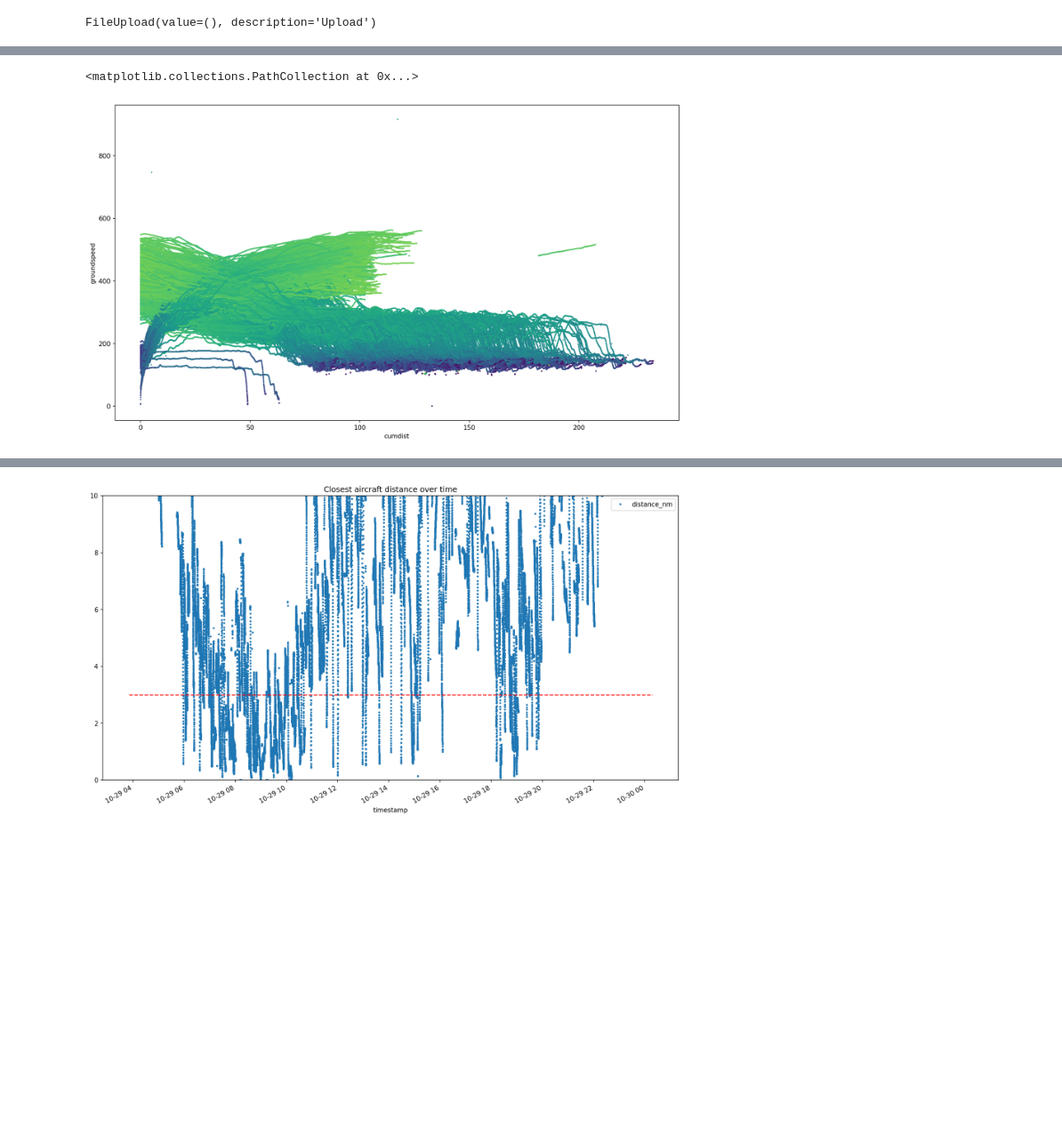
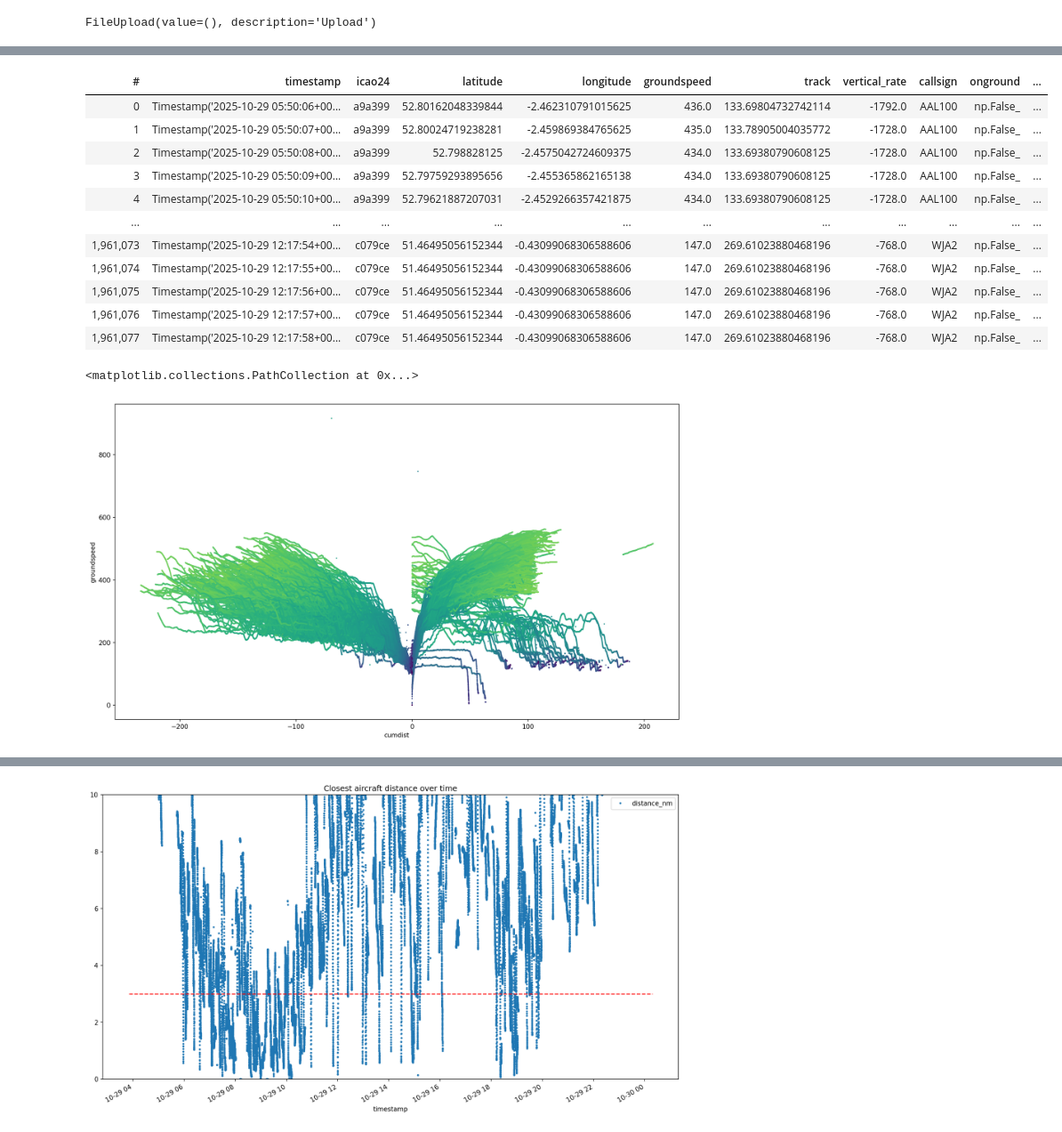
Before and after one commit to spacewolfXfr/DFP_Ui, a Jupyter notebook: data_analysis/speed_analysis.ipynb, the cells around one changed output, grey strips where cells are left out. Shown at 89% size. Cells and saved outputs as stored; diff of their text form; code cells hidden in the pictures; blank space fills up the shorter version.

```diff
--- a/data_analysis/speed_analysis.ipynb
+++ b/data_analysis/speed_analysis.ipynb
@@ -58,9 +58,30 @@ could not convert column squawk, error: TypeError('boolean value of NA is ambigu
 | 1,961,075 | Timestamp('2025-10-29 12:17:56+00... | c079ce | 51.46495056152344 | -0.43099068306588606 | 147.0 | 269.61023880468196 | -768.0 | WJA2 | np.False_ | ... |
 | 1,961,076 | Timestamp('2025-10-29 12:17:57+00... | c079ce | 51.46495056152344 | -0.43099068306588606 | 147.0 | 269.61023880468196 | -768.0 | WJA2 | np.False_ | ... |
 | 1,961,077 | Timestamp('2025-10-29 12:17:58+00... | c079ce | 51.46495056152344 | -0.43099068306588606 | 147.0 | 269.61023880468196 | -768.0 | WJA2 | np.False_ | ... |
+# %%
+max_dist = vdf.groupby('flight_id', agg=vaex.agg.max('cumdist'))
+vdf['max_dist'] = vdf.flight_id.map(
+    dict(zip(max_dist['flight_id'].tolist(), max_dist['cumdist_max'].tolist()))
+)
+
+vdf['cumdist'] = vdf.cumdist - vdf.max_dist * vdf.landing
+vdf
+# %% [output]
+| # | timestamp | icao24 | latitude | longitude | groundspeed | track | vertical_rate | callsign | onground | ... |
+| 0 | Timestamp('2025-10-29 05:50:06+00... | a9a399 | 52.80162048339844 | -2.462310791015625 | 436.0 | 133.69804732742114 | -1792.0 | AAL100 | np.False_ | ... |
+| 1 | Timestamp('2025-10-29 05:50:07+00... | a9a399 | 52.80024719238281 | -2.459869384765625 | 435.0 | 133.78905004035772 | -1728.0 | AAL100 | np.False_ | ... |
+| 2 | Timestamp('2025-10-29 05:50:08+00... | a9a399 | 52.798828125 | -2.4575042724609375 | 434.0 | 133.69380790608125 | -1728.0 | AAL100 | np.False_ | ... |
+| 3 | Timestamp('2025-10-29 05:50:09+00... | a9a399 | 52.79759293895656 | -2.455365862165138 | 434.0 | 133.69380790608125 | -1728.0 | AAL100 | np.False_ | ... |
+| 4 | Timestamp('2025-10-29 05:50:10+00... | a9a399 | 52.79621887207031 | -2.4529266357421875 | 434.0 | 133.69380790608125 | -1728.0 | AAL100 | np.False_ | ... |
+| ... | ... | ... | ... | ... | ... | ... | ... | ... | ... | ... |
+| 1,961,073 | Timestamp('2025-10-29 12:17:54+00... | c079ce | 51.46495056152344 | -0.43099068306588606 | 147.0 | 269.61023880468196 | -768.0 | WJA2 | np.False_ | ... |
+| 1,961,074 | Timestamp('2025-10-29 12:17:55+00... | c079ce | 51.46495056152344 | -0.43099068306588606 | 147.0 | 269.61023880468196 | -768.0 | WJA2 | np.False_ | ... |
+| 1,961,075 | Timestamp('2025-10-29 12:17:56+00... | c079ce | 51.46495056152344 | -0.43099068306588606 | 147.0 | 269.61023880468196 | -768.0 | WJA2 | np.False_ | ... |
+| 1,961,076 | Timestamp('2025-10-29 12:17:57+00... | c079ce | 51.46495056152344 | -0.43099068306588606 | 147.0 | 269.61023880468196 | -768.0 | WJA2 | np.False_ | ... |
+| 1,961,077 | Timestamp('2025-10-29 12:17:58+00... | c079ce | 51.46495056152344 | -0.43099068306588606 | 147.0 | 269.61023880468196 | -768.0 | WJA2 | np.False_ | ... |
 # %%
 vdf.viz.scatter(vdf.cumdist, vdf.groundspeed,s=1,c_expr=np.log(vdf.altitude),length_check=False)
 # %% [output]
 <matplotlib.collections.PathCollection at 0x...>
-[figure, old version]
+[figure, new version]
 # %%
```
Also changed, not shown: parts of 4 cells of this notebook.
